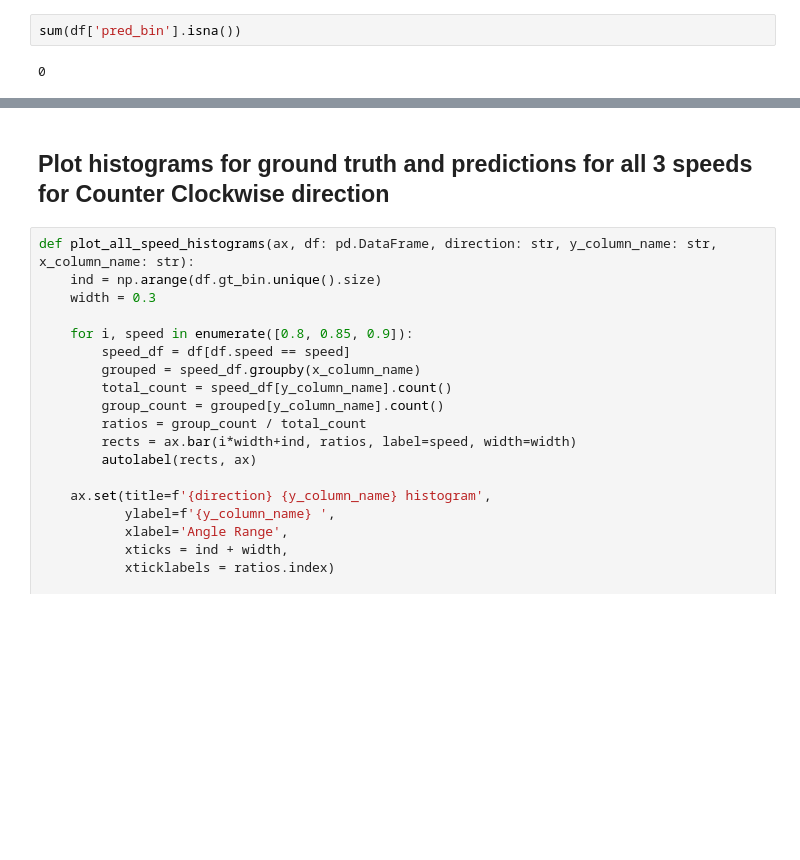
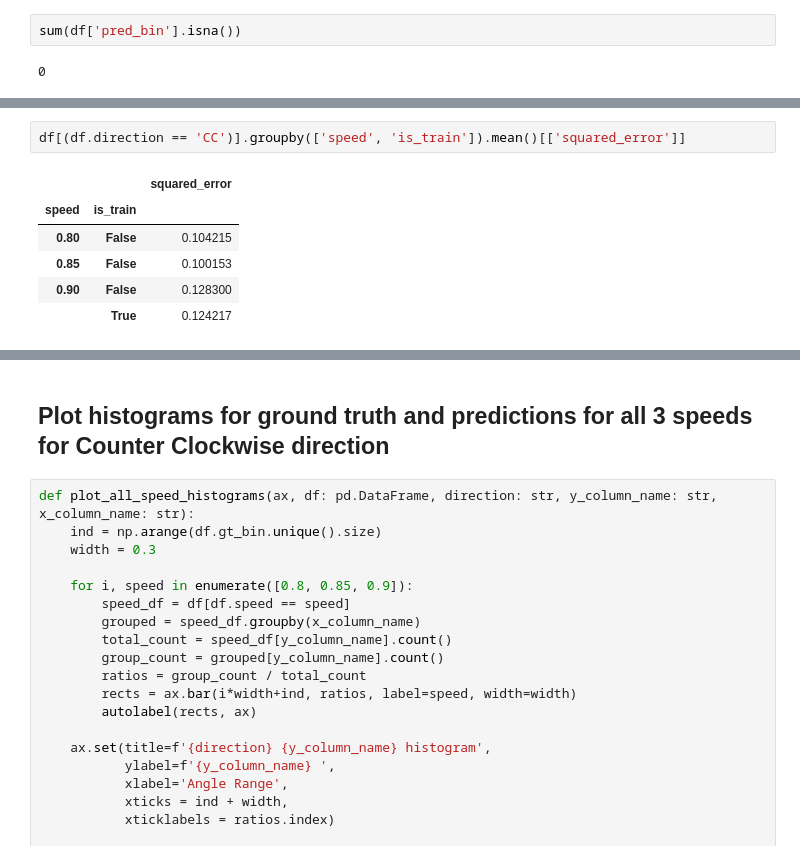
Before and after one commit to kristjanr/dat-sci-master-thesis, a Jupyter notebook: LossWithinAngleRanges.ipynb, the cells around one changed output, grey strips where cells are left out. Cells and saved outputs as stored; diff of their text form; blank space fills up the shorter version.

```diff
--- a/LossWithinAngleRanges.ipynb
+++ b/LossWithinAngleRanges.ipynb
@@ -101,3 +124,12 @@ For example, the sum of 0.9-speed squared error ratios of all 11 bins is 1. Same
+# %%
+df[(df.direction == 'CC')].groupby(['speed', 'is_train']).mean()[['squared_error']]
+# %% [output]
+|  |  | squared_error |
+| speed | is_train |  |
+| 0.80 | False | 0.104215 |
+| 0.85 | False | 0.100153 |
+| 0.90 | False | 0.128300 |
+|  | True | 0.124217 |
 # %%
 from matplotlib import pyplot as plt
 
```
Also changed, not shown: parts of 16 cells of this notebook, 1 other file.
